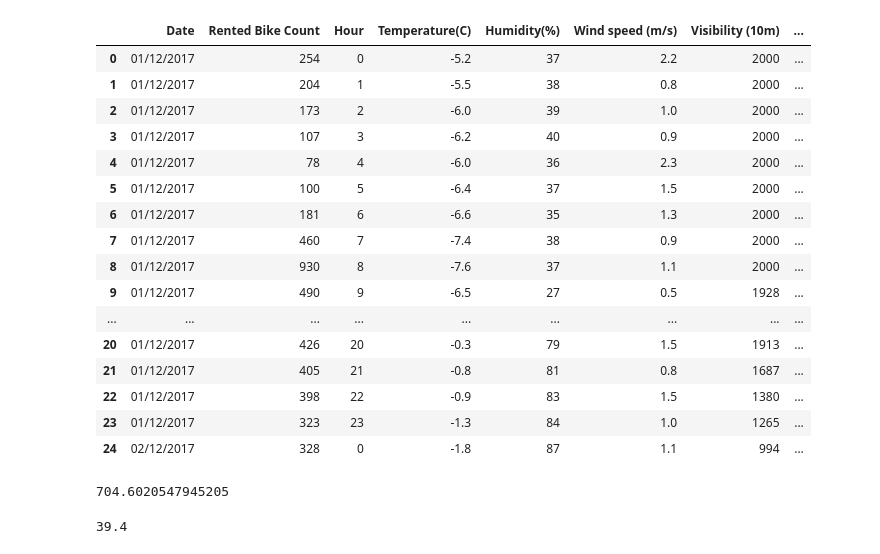
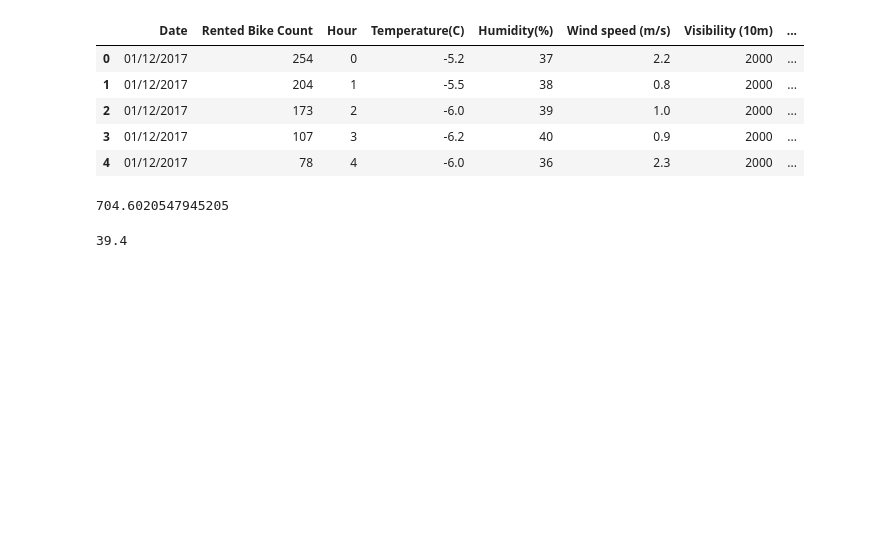
Before and after one commit to Gaurav065/Python, a Jupyter notebook: EDA/Seol_bike_data.ipynb, the cells around one changed output. Drawn from its saved outputs; the diff is of its cells as text; code cells hidden in the pictures; blank space fills up the shorter version.

```diff
--- a/EDA/Seol_bike_data.ipynb
+++ b/EDA/Seol_bike_data.ipynb
@@ -5,25 +6,14 @@ import matplotlib.pyplot as mtb
 # %%
-sf = pd.read_csv(r'C:\Users\dell\Desktop\Python\Python\EDA\csv files and datasets\SeoulBikeData.csv')
+sf = pd.read_csv(r'csv files and datasets/SeoulBikeData.csv')
 # %%
-sf.head(25)
+sf.head()
 # %% [output]
 |  | Date | Rented Bike Count | Hour | Temperature(C) | Humidity(%) | Wind speed (m/s) | Visibility (10m) | ... |
 | 0 | 01/12/2017 | 254 | 0 | -5.2 | 37 | 2.2 | 2000 | ... |
 | 1 | 01/12/2017 | 204 | 1 | -5.5 | 38 | 0.8 | 2000 | ... |
 | 2 | 01/12/2017 | 173 | 2 | -6.0 | 39 | 1.0 | 2000 | ... |
 | 3 | 01/12/2017 | 107 | 3 | -6.2 | 40 | 0.9 | 2000 | ... |
 | 4 | 01/12/2017 | 78 | 4 | -6.0 | 36 | 2.3 | 2000 | ... |
-| 5 | 01/12/2017 | 100 | 5 | -6.4 | 37 | 1.5 | 2000 | ... |
-| 6 | 01/12/2017 | 181 | 6 | -6.6 | 35 | 1.3 | 2000 | ... |
-| 7 | 01/12/2017 | 460 | 7 | -7.4 | 38 | 0.9 | 2000 | ... |
-| 8 | 01/12/2017 | 930 | 8 | -7.6 | 37 | 1.1 | 2000 | ... |
-| 9 | 01/12/2017 | 490 | 9 | -6.5 | 27 | 0.5 | 1928 | ... |
-| ... | ... | ... | ... | ... | ... | ... | ... | ... |
-| 20 | 01/12/2017 | 426 | 20 | -0.3 | 79 | 1.5 | 1913 | ... |
-| 21 | 01/12/2017 | 405 | 21 | -0.8 | 81 | 0.8 | 1687 | ... |
-| 22 | 01/12/2017 | 398 | 22 | -0.9 | 83 | 1.5 | 1380 | ... |
-| 23 | 01/12/2017 | 323 | 23 | -1.3 | 84 | 1.0 | 1265 | ... |
-| 24 | 02/12/2017 | 328 | 0 | -1.8 | 87 | 1.1 | 994 | ... |
 # %%
 sf['Rented Bike Count'].mean()
 # %% [output]
```
Also changed, not shown: parts of 7 cells of this notebook, 3 other files.
